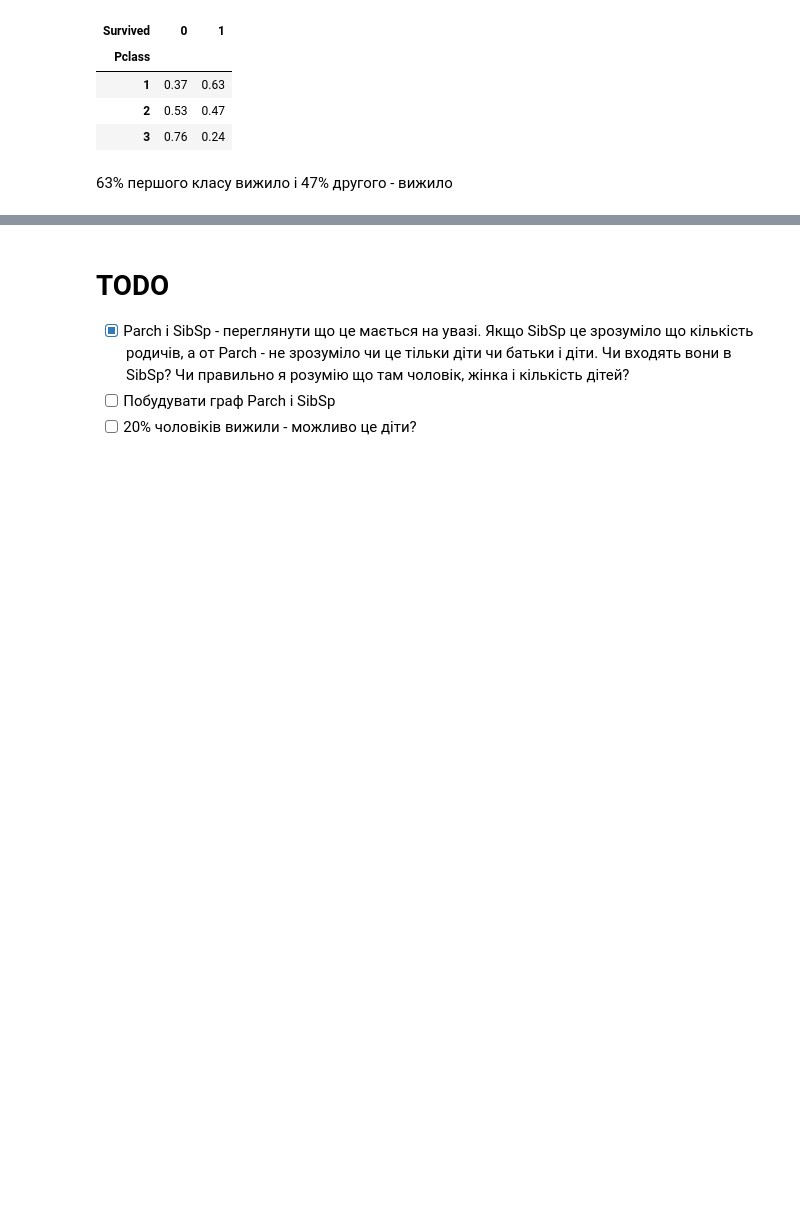
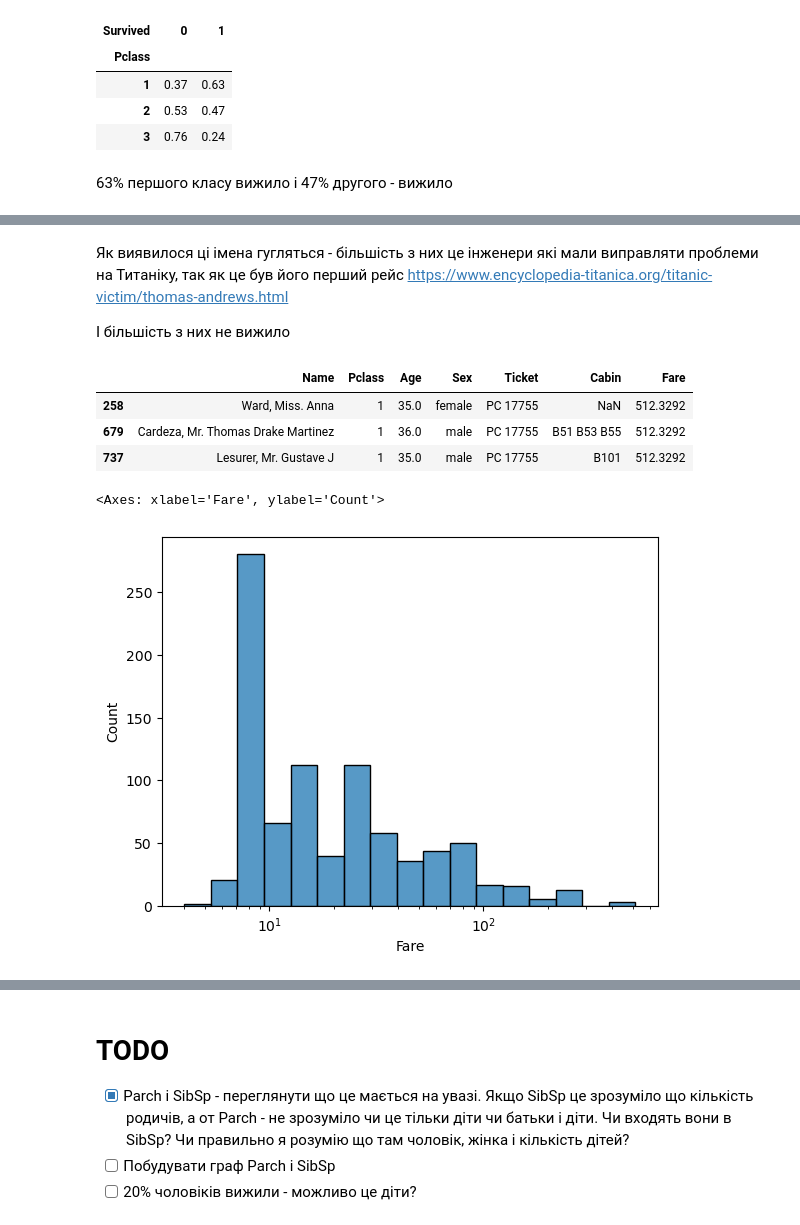
Before and after one commit to Hexxie/ML-Models-Learning, a Jupyter notebook: eda/Titanic.ipynb, the cells around one changed output, grey strips where cells are left out. Saved outputs shown, nothing was run; the diff lists cells and outputs as text; code cells hidden in the pictures; blank space fills up the shorter version.

```diff
--- a/eda/Titanic.ipynb
+++ b/eda/Titanic.ipynb
@@ -280,0 +359,12 @@ pd.crosstab(df['Pclass'], df['Survived'], normalize='index').round(2)
+# %% [markdown]
+Як виявилося ці імена гугляться - більшість з них це інженери які мали виправляти проблеми на Титаніку, так як це був його перший рейс
+https://www.encyclopedia-titanica.org/titanic-victim/thomas-andrews.html
+
+І більшість з них не вижило
+# %%
+df[df['Fare'] > 500][["Name", "Pclass", "Age", "Sex", "Ticket", "Cabin", "Fare"]]
+# %% [output]
+|  | Name | Pclass | Age | Sex | Ticket | Cabin | Fare |
+| 258 | Ward, Miss. Anna | 1 | 35.0 | female | PC 17755 | NaN | 512.3292 |
+| 679 | Cardeza, Mr. Thomas Drake Martinez | 1 | 36.0 | male | PC 17755 | B51 B53 B55 | 512.3292 |
+| 737 | Lesurer, Mr. Gustave J | 1 | 35.0 | male | PC 17755 | B101 | 512.3292 |
@@ -280,0 +373,5 @@ pd.crosstab(df['Pclass'], df['Survived'], normalize='index').round(2)
+# %%
+sns.histplot(data=df_fare, x="Fare", log_scale=True)
+# %% [output]
+<Axes: xlabel='Fare', ylabel='Count'>
+[figure, added]
```
Also changed, not shown: parts of 17 cells of this notebook.
